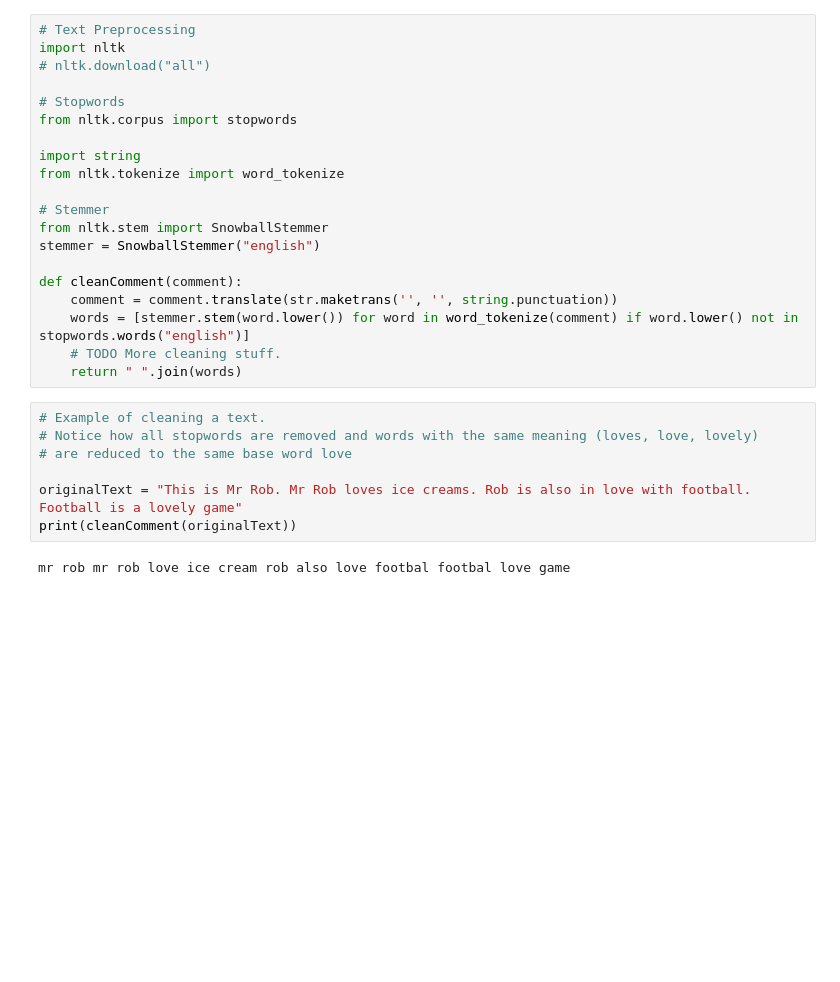
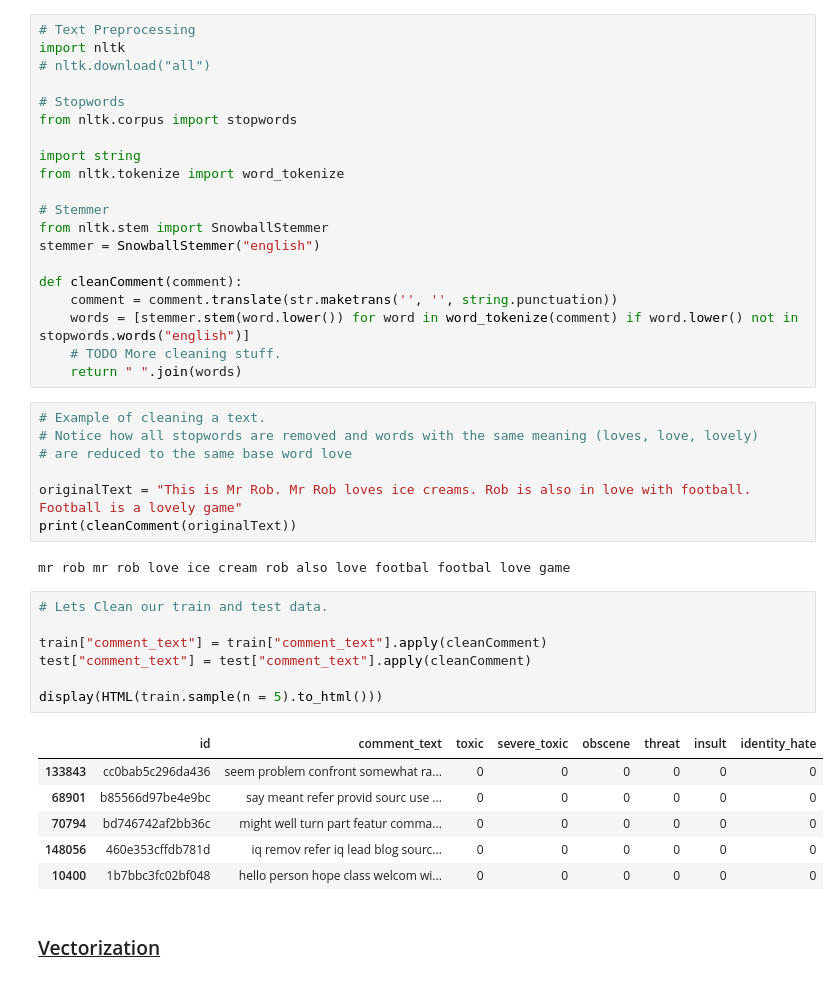
Before and after one commit to ishansoni22/UdacityML, a Jupyter notebook: ml_advance_capstone/notebook.ipynb, the cells around one changed output. Cells and saved outputs as stored; diff of their text form; blank space fills up the shorter version.

Commit message:
master
Vectorization

```diff
--- a/ml_advance_capstone/notebook.ipynb
+++ b/ml_advance_capstone/notebook.ipynb
@@ -267,3 +267,19 @@ originalText = "This is Mr Rob. Mr Rob loves ice creams. Rob is also in love wit
 print(cleanComment(originalText))
 # %% [output]
 mr rob mr rob love ice cream rob also love footbal footbal love game
+# %%
+# Lets Clean our train and test data.
+
+train["comment_text"] = train["comment_text"].apply(cleanComment)
+test["comment_text"] = test["comment_text"].apply(cleanComment)
+
+display(HTML(train.sample(n = 5).to_html()))
+# %% [output]
+|  | id | comment_text | toxic | severe_toxic | obscene | threat | insult | identity_hate |
+| 133843 | cc0bab5c296da436 | seem problem confront somewhat ra... | 0 | 0 | 0 | 0 | 0 | 0 |
+| 68901 | b85566d97be4e9bc | say meant refer provid sourc use ... | 0 | 0 | 0 | 0 | 0 | 0 |
+| 70794 | bd746742af2bb36c | might well turn part featur comma... | 0 | 0 | 0 | 0 | 0 | 0 |
+| 148056 | 460e353cffdb781d | iq remov refer iq lead blog sourc... | 0 | 0 | 0 | 0 | 0 | 0 |
+| 10400 | 1b7bbc3fc02bf048 | hello person hope class welcom wi... | 0 | 0 | 0 | 0 | 0 | 0 |
+# %% [markdown]
+### <u>Vectorization</u>
```
Also changed, not shown: parts of 13 cells of this notebook.
